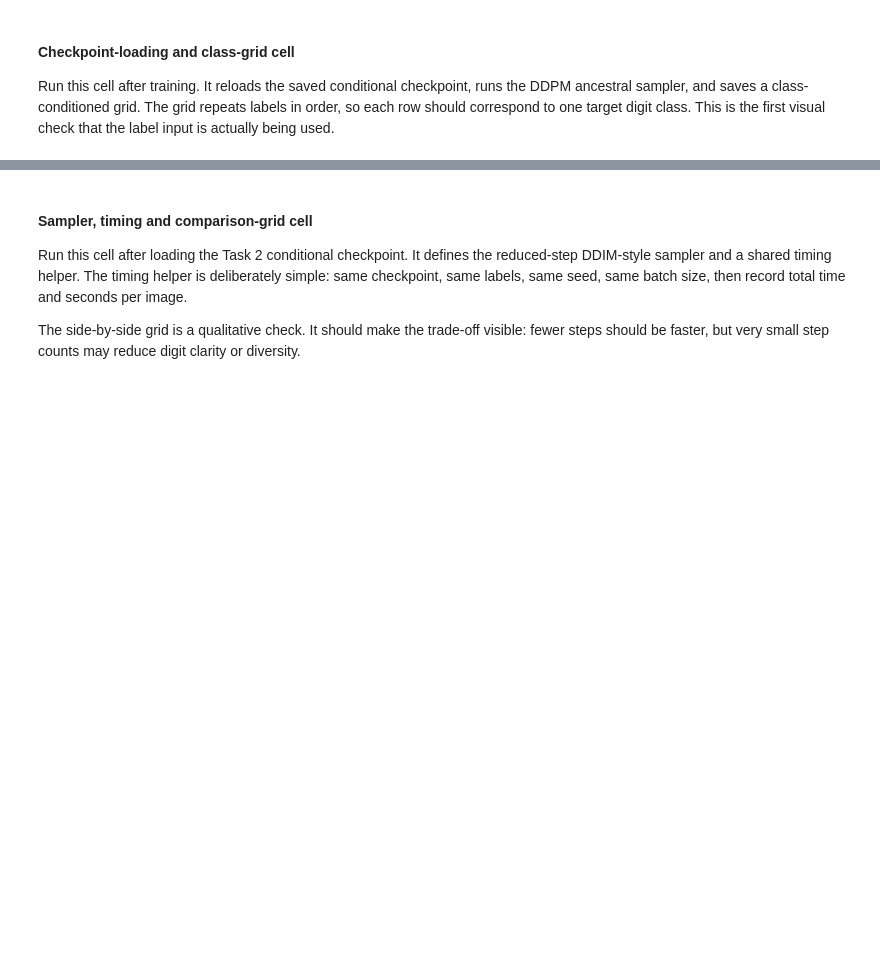
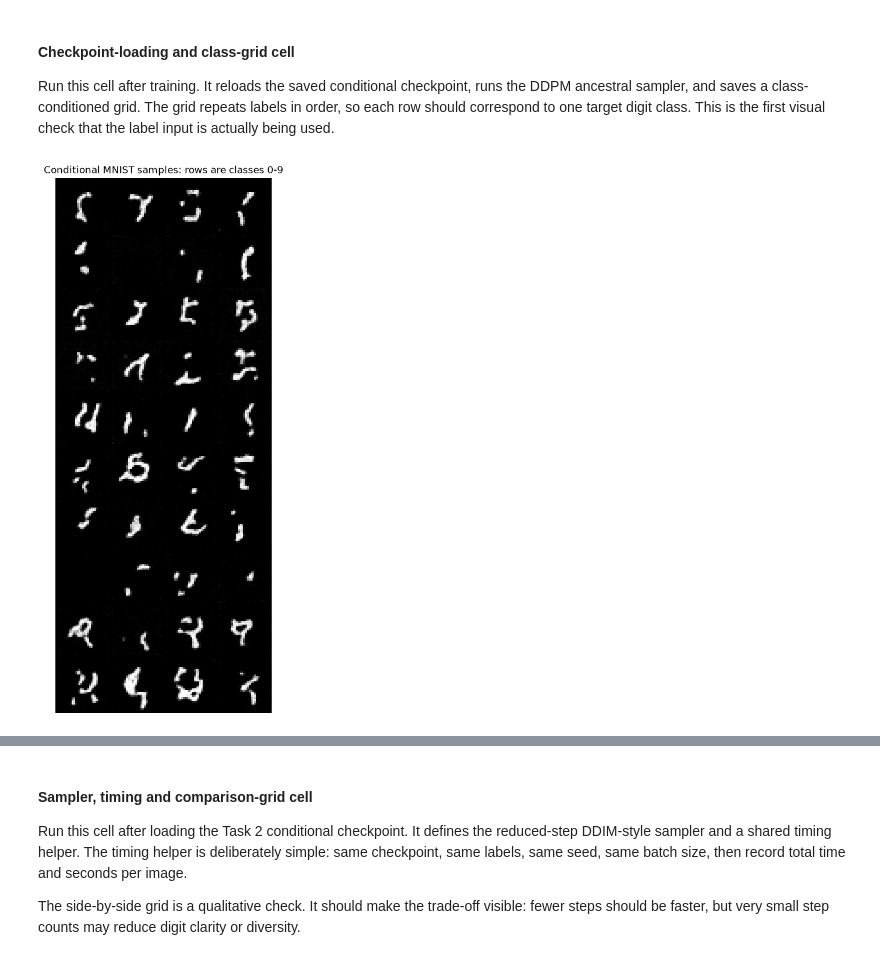
Before and after one commit to Shad0wSAMA/DeepLearningNotebooks, a Jupyter notebook: Filled/09_Diffusion_Model.ipynb, the cells around one changed output, grey strips where cells are left out. Drawn from its saved outputs; the diff is of its cells as text; code cells hidden in the pictures; blank space fills up the shorter version.

```diff
--- a/Filled/09_Diffusion_Model.ipynb
+++ b/Filled/09_Diffusion_Model.ipynb
@@ -577,34 +686,36 @@ def ddpm_sample_conditional(model, labels, seed=0, return_trajectory=False, num_
 
     x = torch.clamp(x, -1.0, 1.0)
     if return_trajectory:
         return x, trajectory
     return x
 
 
-def plot_conditional_grid(model, samples_per_class=4, seed=123, save_path="CID_E9_T2_P2.png"):
+def plot_conditional_grid(model, samples_per_class=4, seed=123, save_path=SUBMISSION_DIR / "CID_E9_T2_class_grid.png"):
     labels = torch.arange(10).repeat_interleave(samples_per_class)
     samples = ddpm_sample_conditional(model, labels, seed=seed)
     grid = make_grid((samples.cpu() + 1) / 2, nrow=samples_per_class, padding=2)
     save_image(grid, save_path)
 
     plt.figure(figsize=(samples_per_class * 1.6, 12))
     plt.imshow(grid.permute(1, 2, 0).squeeze(), cmap="gray")
     plt.axis("off")
     plt.title("Conditional MNIST samples: rows are classes 0-9")
     plt.show()
     return samples
 
 
 if TASK2_COND_CKPT_PATH.exists():
     conditional_model, task2_cond_metadata, task2_cond_loss_history = load_conditional_checkpoint()
 else:
     raise FileNotFoundError("No conditional checkpoint found. Run the Task 2 training cell first.")
 
 task2_conditional_samples = plot_conditional_grid(
     conditional_model,
     samples_per_class=4,
     seed=123,
 )
+# %% [output]
+[figure, added]
 # %% [markdown]
 ## Task 3: Sampler comparison
 
```
Also changed, not shown: parts of 17 cells of this notebook, 4 other files.
